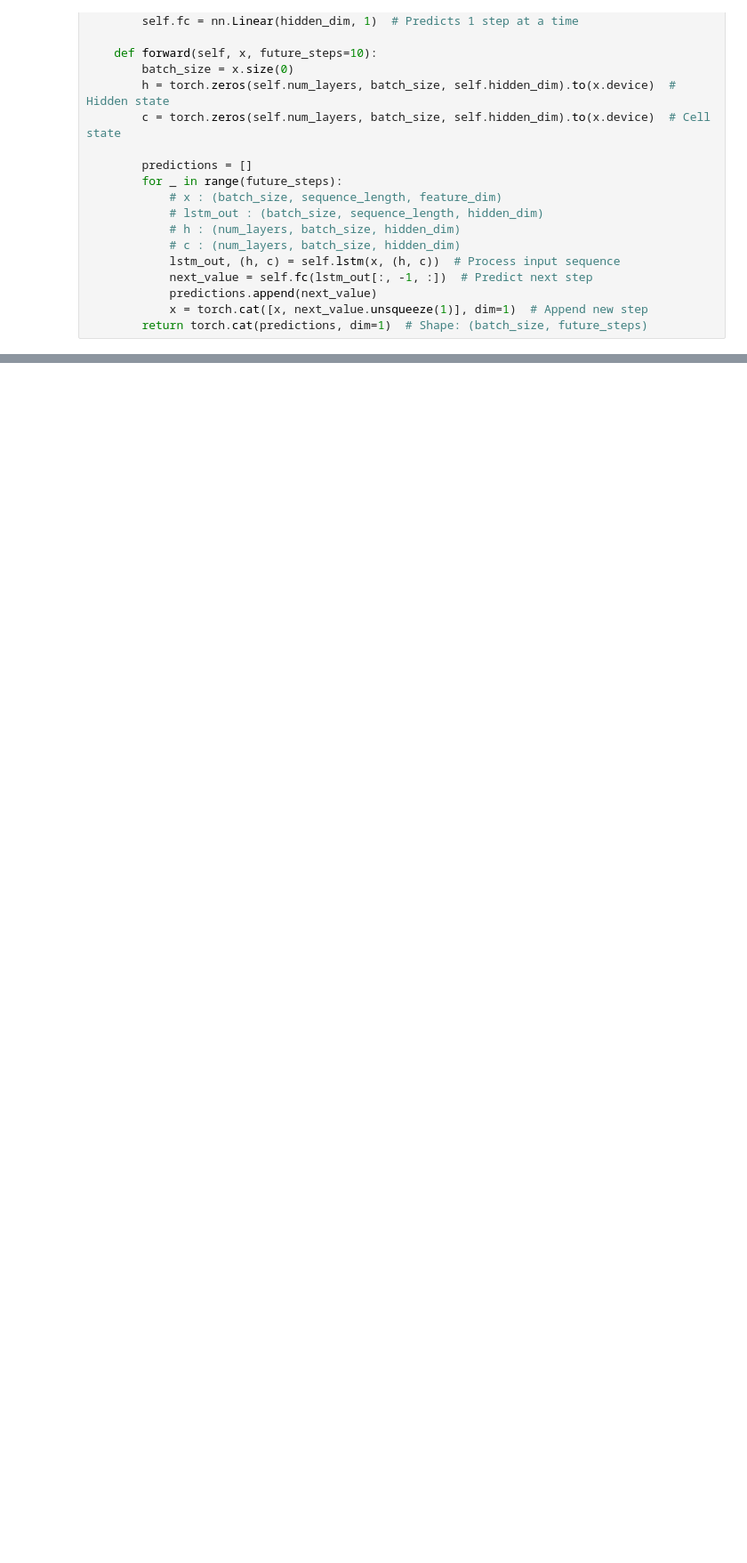
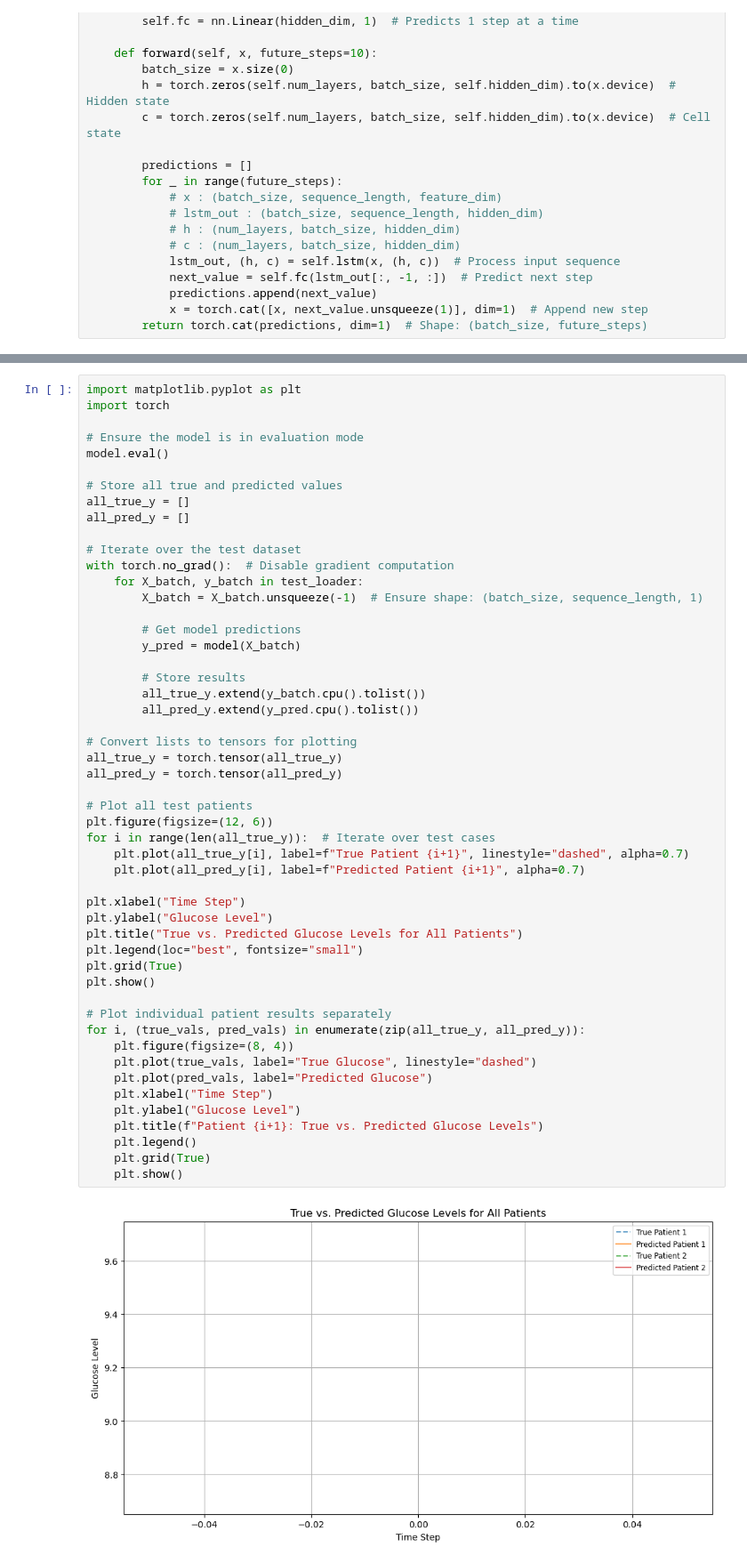
Before and after one commit to sncr0/d1namo, a Jupyter notebook: notebooks/1lstm-d1namo.ipynb, the cells around one changed output, grey strips where cells are left out. Shown: that part at 89% size. Drawn from its saved outputs; the diff is of its cells as text; blank space fills up the shorter version.

```diff
--- a/notebooks/1lstm-d1namo.ipynb
+++ b/notebooks/1lstm-d1namo.ipynb
@@ -272,0 +279,53 @@ for y, y_pred, X in zip(y_sample, y_pred_sample, X_sample):
+# %%
+import matplotlib.pyplot as plt
+import torch
+
+# Ensure the model is in evaluation mode
+model.eval()
+
+# Store all true and predicted values
+all_true_y = []
+all_pred_y = []
+
+# Iterate over the test dataset
+with torch.no_grad():  # Disable gradient computation
+    for X_batch, y_batch in test_loader:
+        X_batch = X_batch.unsqueeze(-1)  # Ensure shape: (batch_size, sequence_length, 1)
+
+        # Get model predictions
+        y_pred = model(X_batch)
+
+        # Store results
+        all_true_y.extend(y_batch.cpu().tolist())
+        all_pred_y.extend(y_pred.cpu().tolist())
+
+# Convert lists to tensors for plotting
+all_true_y = torch.tensor(all_true_y)
+all_pred_y = torch.tensor(all_pred_y)
+
+# Plot all test patients
+plt.figure(figsize=(12, 6))
+for i in range(len(all_true_y)):  # Iterate over test cases
+    plt.plot(all_true_y[i], label=f"True Patient {i+1}", linestyle="dashed", alpha=0.7)
+    plt.plot(all_pred_y[i], label=f"Predicted Patient {i+1}", alpha=0.7)
+
+plt.xlabel("Time Step")
+plt.ylabel("Glucose Level")
+plt.title("True vs. Predicted Glucose Levels for All Patients")
+plt.legend(loc="best", fontsize="small")
+plt.grid(True)
+plt.show()
+
+# Plot individual patient results separately
+for i, (true_vals, pred_vals) in enumerate(zip(all_true_y, all_pred_y)):
+    plt.figure(figsize=(8, 4))
+    plt.plot(true_vals, label="True Glucose", linestyle="dashed")
+    plt.plot(pred_vals, label="Predicted Glucose")
+    plt.xlabel("Time Step")
+    plt.ylabel("Glucose Level")
+    plt.title(f"Patient {i+1}: True vs. Predicted Glucose Levels")
+    plt.legend()
+    plt.grid(True)
+    plt.show()
+# %% [output]
+[figure, added]
```
Also changed, not shown: parts of 6 cells of this notebook, 4 other files.
